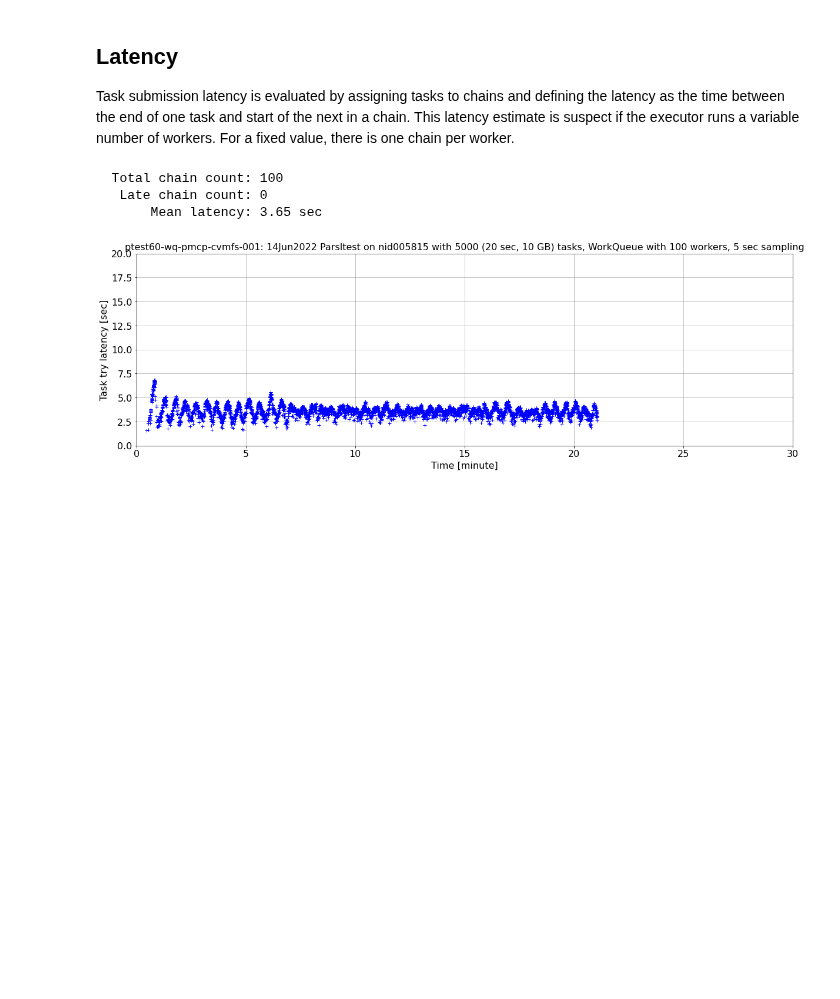
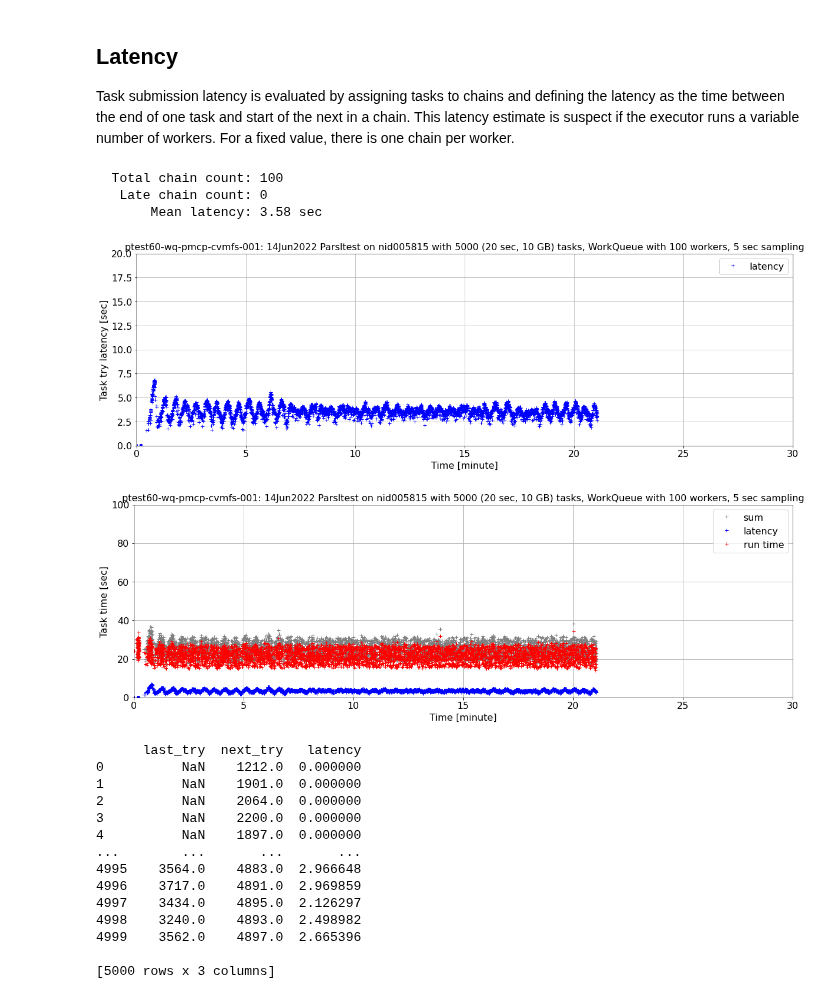
Before and after one commit to LSSTDESC/desc-wfmon, a Jupyter notebook: ipynb/monexp.ipynb, the cells around one changed output. Drawn from its saved outputs; the diff is of its cells as text; code cells hidden in the pictures; blank space fills up the shorter version.

Commit message:
Set default latency=0. Update monexp nb. 0.9.3

```diff
--- a/ipynb/monexp.ipynb
+++ b/ipynb/monexp.ipynb
@@ -81,6 +81,8 @@ class monexp_def:
     tasktimemax = 200         # Max for time/task axis [s]
     taskcount_interval = 10   # Sampling interval for evaluating try task counts
     tzoff = 0                 # Time zone offset between system and process monitors
+    tlatencymax = 20          # Max for latency axis
+    tlatrunmax = 100          # Max for lataency + run time
 
 # Set defaults for any missing parameters.
 if 'monexp' not in dir():
@@ -270,6 +272,7 @@ deltsys = (max(sym.time) - min(sym.time))/float(len(sym) - 1)
 
 wkf['tfix_began'] = wkf.time_began/tunit
 wkf['tfix_completed'] = wkf.time_completed/tunit
+tst['trun'] = tst.task_try_time_returned - tst.task_try_time_running
 tst['tfix_launched'] = tst.task_try_time_launched/tunit
 tst['tfix_running'] = tst.task_try_time_running/tunit
 tst['tfix_returned'] = tst.task_try_time_returned/tunit
@@ -642,22 +671,58 @@ For a fixed value, there is one chain per worker.
 # %%
 dbr.chaintasks()
 print(f"  Total chain count: {dbr.taskchain_count('all')}")
 print(f"   Late chain count: {dbr.taskchain_count('late')}")
 print(f"       Mean latency: {tst.latency.mean():.2f} sec")
 if dbr.taskchain_count():
-    ymon = 0
-    ymax = 20
+    ymin = 0
+    ymax = monexp.tlatencymax
+    tsklat = tst.latency.clip(0,0.995*ymax)
     plt.figure(figsize=(pdx, pdy))
-    plt.plot(tst.tfix_running, tst.latency.clip(0,0.995*ymax), 'b+')
+    plt.plot(tst.tfix_running, tsklat, 'b+', label='latency')
     plt.xlabel(f"Time [{stunit}]")
     plt.ylabel('Task try latency [sec]')
     plt.grid(True)
-    junk = plt.axis([tmin, tmax, 0, 20])
+    plt.legend(loc="upper right")
+    junk = plt.axis([tmin, tmax, ymin, ymax])
     plt.title(pttl)
     plt.savefig(pfx+'latency_vs_time'+sfx)
     plt.show()
+    # Latency and run time
+    ymin = 0
+    ymax = monexp.tlatrunmax
+    tsklat = tst.latency.clip(0,0.995*ymax)
+    tskrun = tst['trun'].clip(0,0.995*ymax)
+    tsksum = (tst.latency+tst.trun).clip(0,0.995*ymax)
+    plt.figure(figsize=(pdx, pdy))
+    plt.plot(tst.tfix_running, tsksum, color='gray', marker='+', linestyle='None', label='sum')
+    plt.plot(tst.tfix_running, tsklat, 'b+', label='latency')
+    plt.plot(tst.tfix_running, tskrun, 'r+', label='run time')
+    plt.xlabel(f"Time [{stunit}]")
+    plt.ylabel('Task time [sec]')
+    plt.grid(True)
+    plt.legend(loc="upper right")
+    junk = plt.axis([tmin, tmax, ymin, ymax])
+    plt.title(pttl)
+    plt.savefig(pfx+'latrun_vs_time'+sfx)
+    plt.show()
+print(tst[['last_try','next_try','latency']])
 # %% [output]
   Total chain count: 100
    Late chain count: 0
-       Mean latency: 3.65 sec
+       Mean latency: 3.58 sec
-[figure, old version]
+[figure, new version]
+[figure, added]
+      last_try  next_try   latency
+0          NaN    1212.0  0.000000
+1          NaN    1901.0  0.000000
+2          NaN    2064.0  0.000000
+3          NaN    2200.0  0.000000
+4          NaN    1897.0  0.000000
+...        ...       ...       ...
+4995    3564.0    4883.0  2.966648
+4996    3717.0    4891.0  2.969859
+4997    3434.0    4895.0  2.126297
+4998    3240.0    4893.0  2.498982
+4999    3562.0    4897.0  2.665396
+
+[5000 rows x 3 columns]
```
Also changed, not shown: parts of 4 cells of this notebook, 1 other file.
